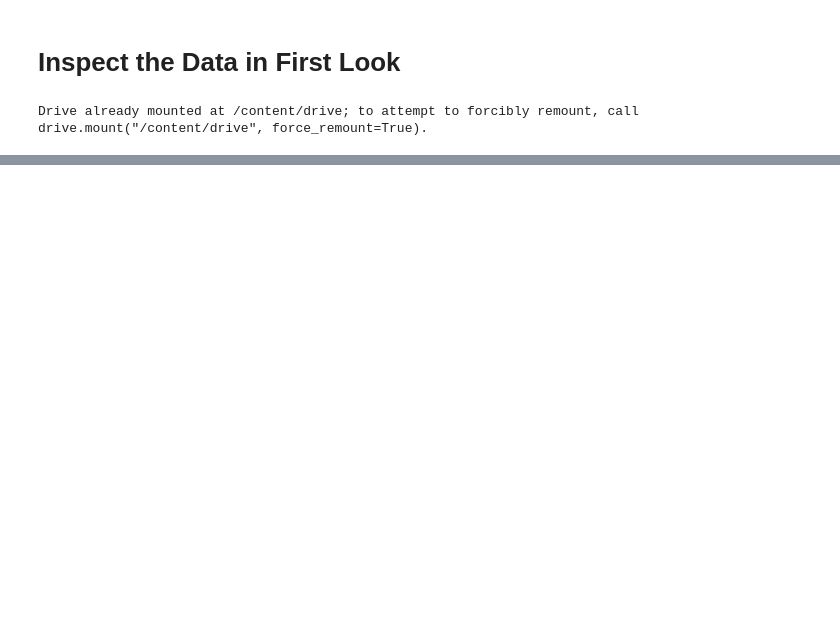
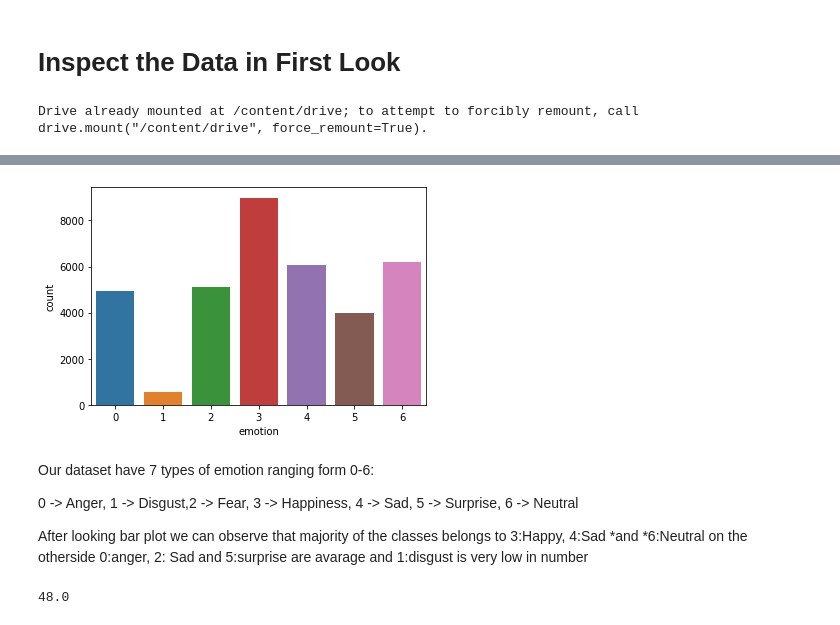
Before and after one commit to Ashik9576/Live-Class-Monitoring-System-Face-emotion-Recognition-, a Jupyter notebook: Face_Emotion_Recognition_Ashik.ipynb, the cells around one changed output, grey strips where cells are left out. Drawn from its saved outputs; the diff is of its cells as text; code cells hidden in the pictures; blank space fills up the shorter version.

```diff
--- a/Face_Emotion_Recognition_Ashik.ipynb
+++ b/Face_Emotion_Recognition_Ashik.ipynb
@@ -149,0 +265,17 @@ from deepface import DeepFace
+# %%
+#plot for value count
+sns.countplot(df.emotion)
+pyplot.show()
+# %% [output]
+[figure, added]
+# %% [markdown]
+Our dataset have 7 types of emotion ranging form 0-6:
+
+0 ->  Anger,  1 -> Disgust,2 -> Fear, 3 -> Happiness, 4 -> Sad, 5 -> Surprise, 6 -> Neutral
+
+After looking bar plot we can observe that majority of the classes belongs to 3:Happy, 4:Sad *and *6:Neutral on the otherside 0:anger, 2: Sad and 5:surprise are avarage and 1:disgust is very low in number
+# %%
+#pixel value of image
+math.sqrt(len(df.pixels[0].split(' ')))
+# %% [output]
+48.0
```
Also changed, not shown: parts of 25 cells of this notebook.
